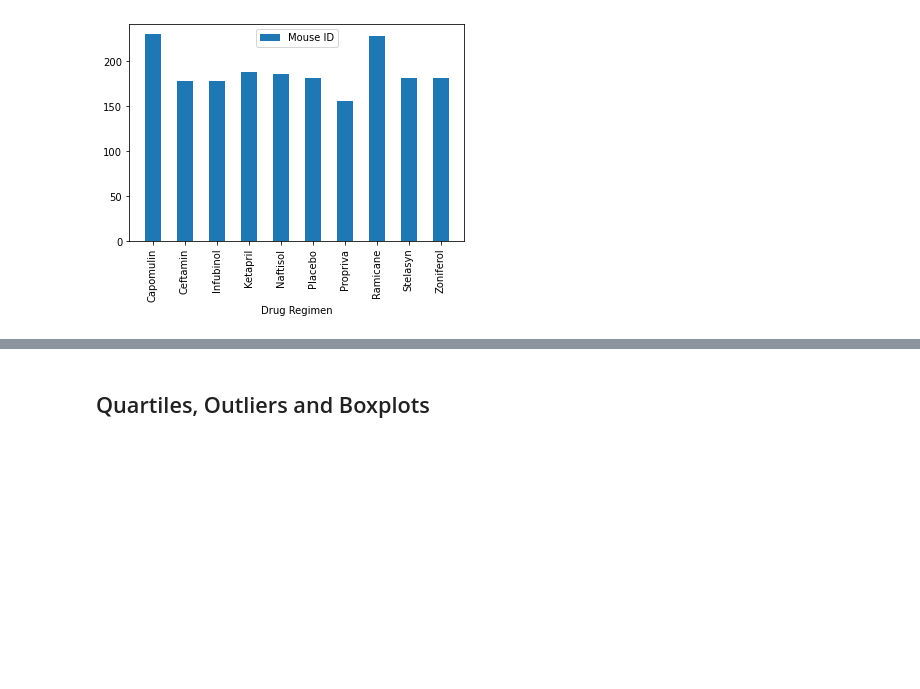
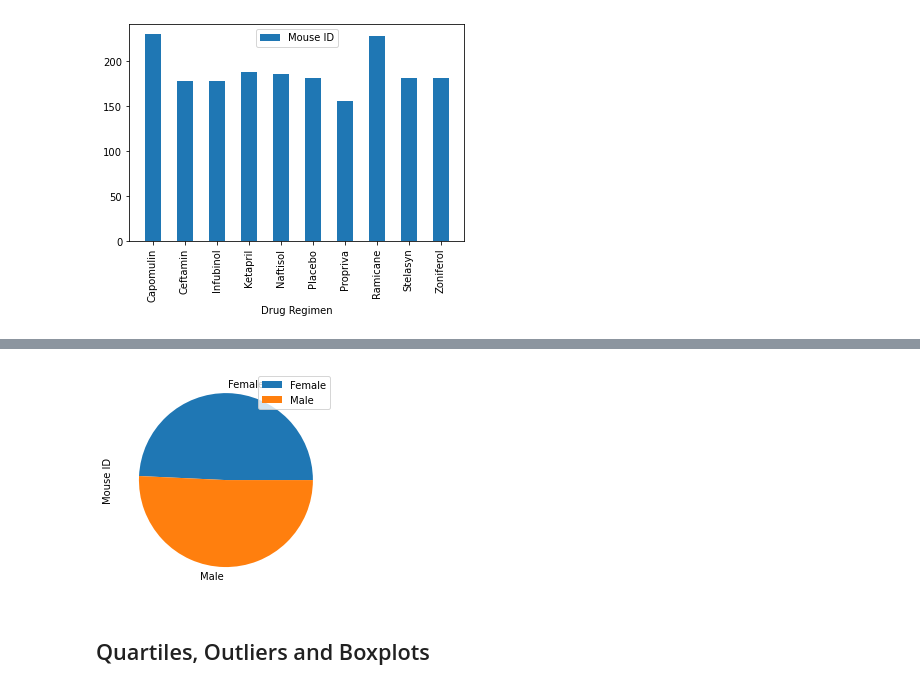
Before and after one commit to JGarvert/Matplotlib_homework, a Jupyter notebook: pymaceuticals_starter.ipynb, the cells around one changed output, grey strips where cells are left out. Cells and saved outputs as stored; diff of their text form; code cells hidden in the pictures; blank space fills up the shorter version.

```diff
--- a/pymaceuticals_starter.ipynb
+++ b/pymaceuticals_starter.ipynb
@@ -167,5 +171,15 @@ plt.show()
 # %%
 # Generate a pie plot showing the distribution of female versus male mice using pyplot
+x_axis_sex = sex_dist.index.tolist()
+y_data_sex = sex_dist["Mouse ID"].tolist()
+
+plt.pie(y_data_sex, labels = x_axis_sex)
+plt.legend()
+plt.ylabel("Mouse ID")
+
+plt.show()
+# %% [output]
+[figure, added]
 # %% [markdown]
 ## Quartiles, Outliers and Boxplots
 # %%
```
Also changed, not shown: parts of 1 cell of this notebook.
